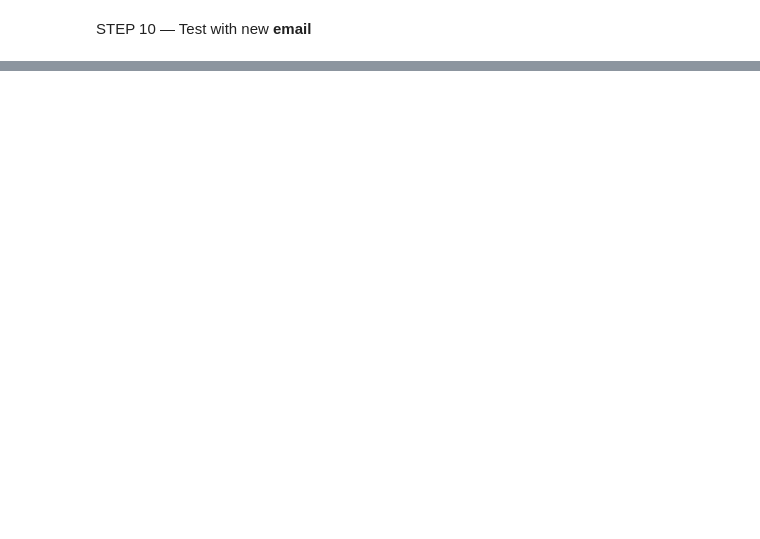
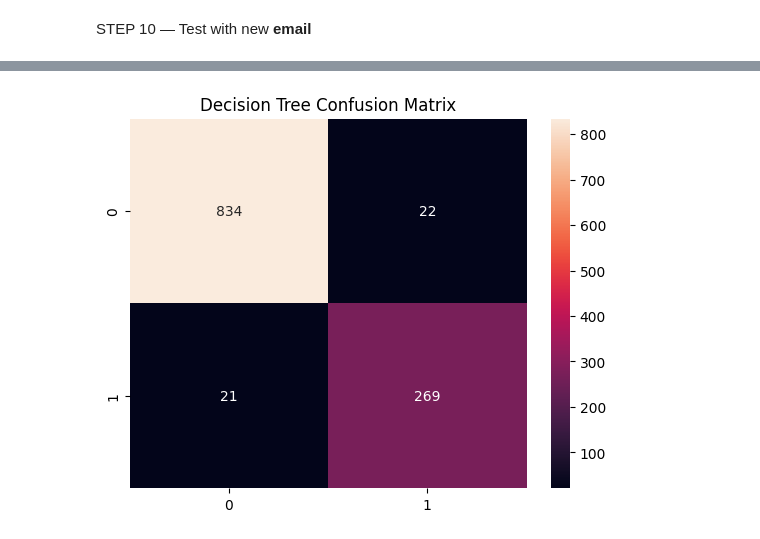
Before and after one commit to rahul-raha/colab-code, a Jupyter notebook: RahulRaha.ipynb, the cells around one changed output, grey strips where cells are left out. Cells and saved outputs as stored; diff of their text form; code cells hidden in the pictures; blank space fills up the shorter version.

```diff
--- a/RahulRaha.ipynb
+++ b/RahulRaha.ipynb
@@ -152,0 +196,24 @@ NOT SPAM
+# %%
+
+from sklearn.model_selection import train_test_split
+
+X_train, X_test, y_train, y_test = train_test_split(
+    X, y, test_size=0.2, random_state=42
+)
+
+
+
+from sklearn.tree import DecisionTreeClassifier
+
+dt_model = DecisionTreeClassifier()
+dt_model.fit(X_train, y_train)
+
+dt_pred = dt_model.predict(X_test)
+
+
+from sklearn.ensemble import RandomForestClassifier
+
+rf_model = RandomForestClassifier(n_estimators=100)
+rf_model.fit(X_train, y_train)
+
+rf_pred = rf_model.predict(X_test)
@@ -152,0 +268,11 @@ NOT SPAM
+# %%
+from sklearn.metrics import confusion_matrix
+import seaborn as sns
+
+cm_dt = confusion_matrix(y_test, dt_pred)
+
+sns.heatmap(cm_dt, annot=True, fmt="d")
+plt.title("Decision Tree Confusion Matrix")
+plt.show()
+# %% [output]
+[figure, added]
```
Also changed, not shown: parts of 11 cells of this notebook.
